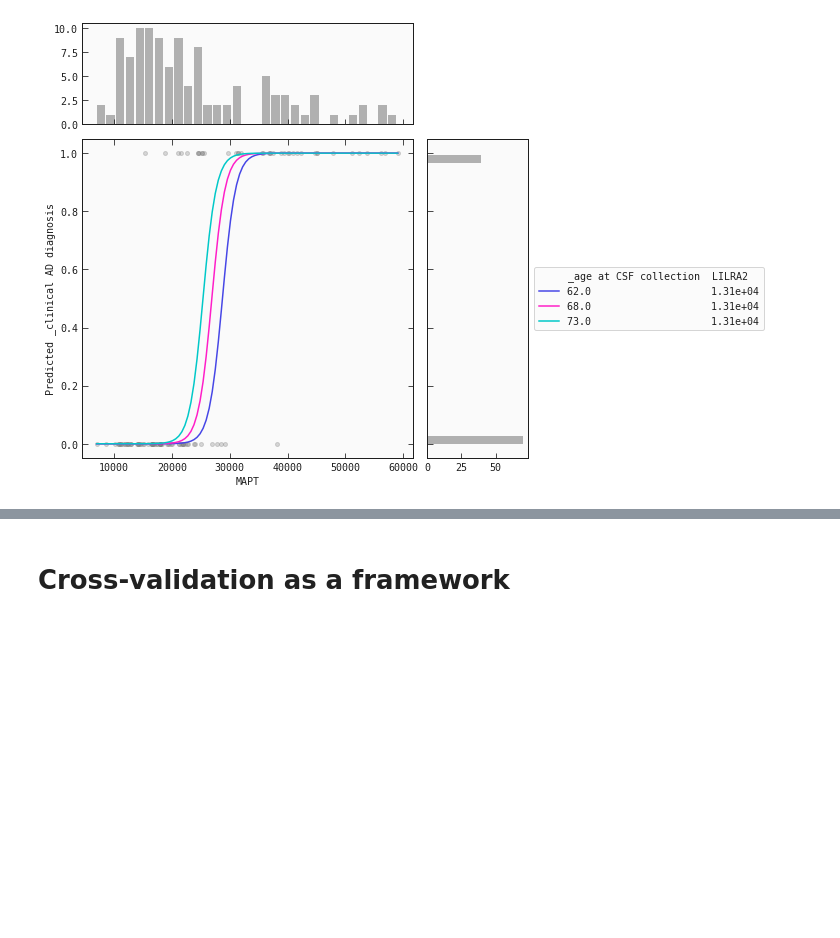
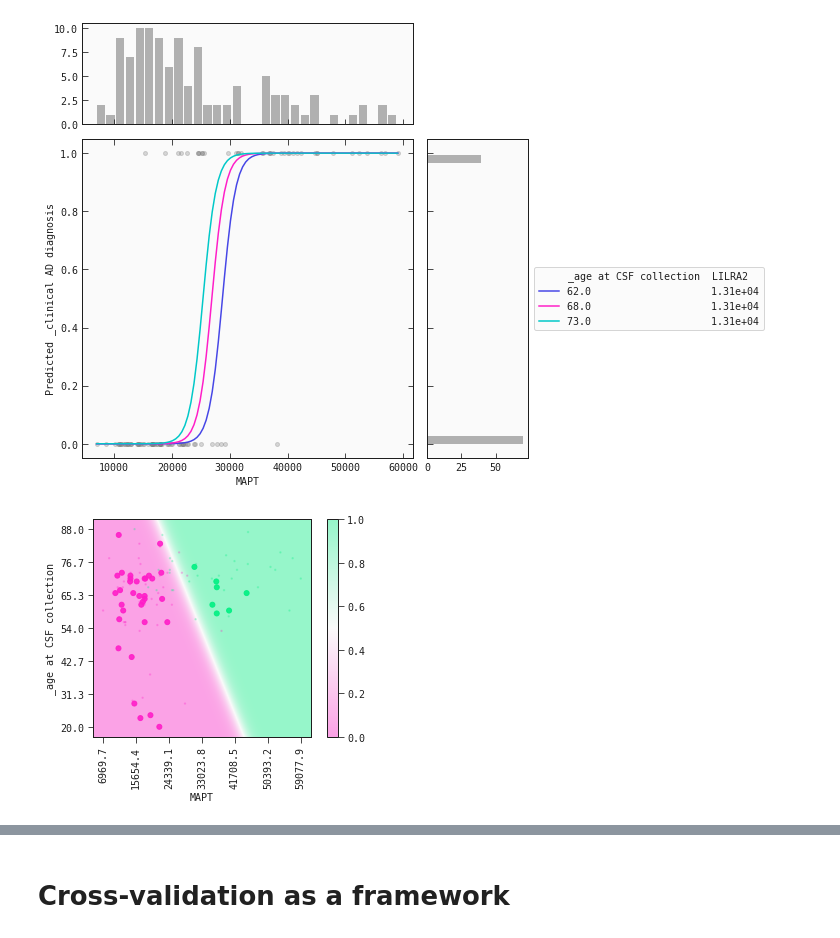
Before and after one commit to abzu-ai/QLattice-clinical-omics, a Jupyter notebook: notebooks/AD_case.ipynb, the cells around one changed output, grey strips where cells are left out. Cells and saved outputs as stored; diff of their text form; code cells hidden in the pictures; blank space fills up the shorter version.

```diff
--- a/notebooks/AD_case.ipynb
+++ b/notebooks/AD_case.ipynb
@@ -160,4 +151,6 @@ best_model.plot_response_1d(train_val, by = 'MAPT', input_constraints=fixed, fil
 # %% [output]
 [figure]
 # %%
-best_model.plot_response_2d
+models_single[0].plot_response_2d(train_val[['MAPT', '_age at CSF collection', 'LILRA2', '_clinical AD diagnosis']], fixed={"LILRA2":15000})
+# %% [output]
+[figure, added]
```
Also changed, not shown: parts of 8 cells of this notebook, 1 other file.
